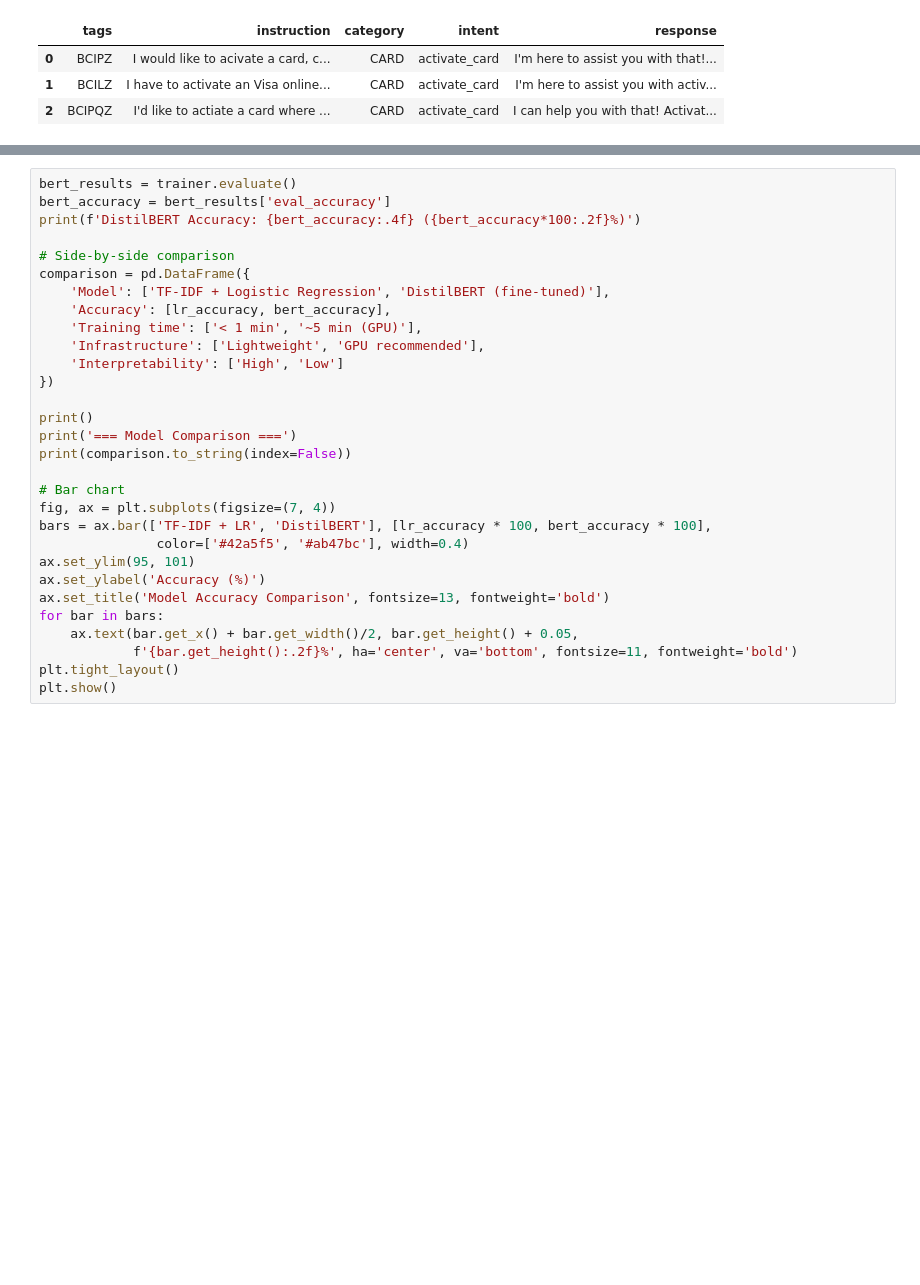
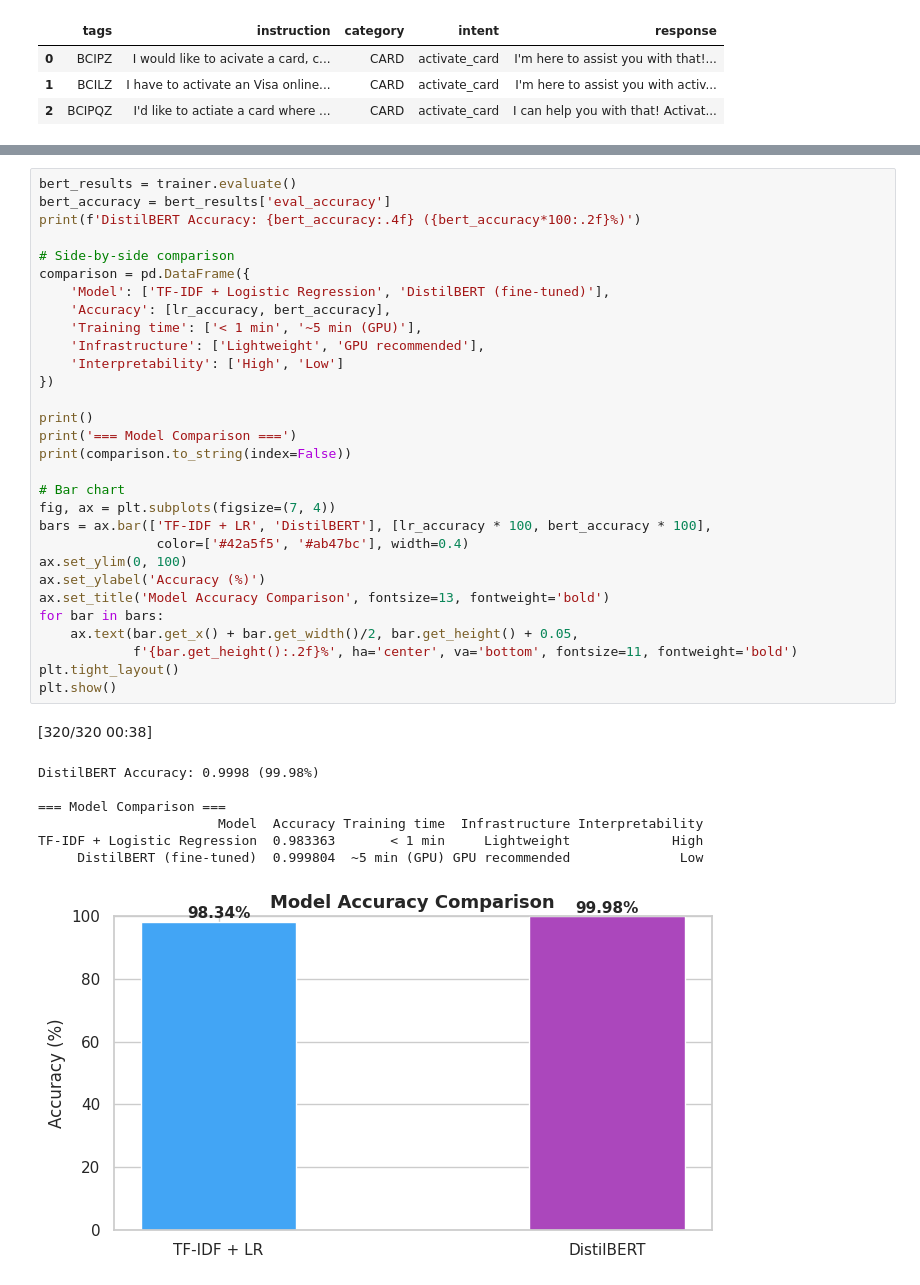
Before and after one commit to raphael-werner/chatbot_bitext_retail_banking, a Jupyter notebook: chatbot2.ipynb, the cells around one changed output, grey strips where cells are left out. Drawn from its saved outputs; the diff is of its cells as text; blank space fills up the shorter version.

```diff
--- a/chatbot2.ipynb
+++ b/chatbot2.ipynb
@@ -380,31 +431,40 @@ You should probably TRAIN this model on a down-stream task to be able to use it
 # %%
 bert_results = trainer.evaluate()
 bert_accuracy = bert_results['eval_accuracy']
 print(f'DistilBERT Accuracy: {bert_accuracy:.4f} ({bert_accuracy*100:.2f}%)')
 
 # Side-by-side comparison
 comparison = pd.DataFrame({
     'Model': ['TF-IDF + Logistic Regression', 'DistilBERT (fine-tuned)'],
     'Accuracy': [lr_accuracy, bert_accuracy],
     'Training time': ['< 1 min', '~5 min (GPU)'],
     'Infrastructure': ['Lightweight', 'GPU recommended'],
     'Interpretability': ['High', 'Low']
 })
 
 print()
 print('=== Model Comparison ===')
 print(comparison.to_string(index=False))
 
 # Bar chart
 fig, ax = plt.subplots(figsize=(7, 4))
 bars = ax.bar(['TF-IDF + LR', 'DistilBERT'], [lr_accuracy * 100, bert_accuracy * 100],
                color=['#42a5f5', '#ab47bc'], width=0.4)
-ax.set_ylim(95, 101)
+ax.set_ylim(0, 100)
 ax.set_ylabel('Accuracy (%)')
 ax.set_title('Model Accuracy Comparison', fontsize=13, fontweight='bold')
 for bar in bars:
     ax.text(bar.get_x() + bar.get_width()/2, bar.get_height() + 0.05,
             f'{bar.get_height():.2f}%', ha='center', va='bottom', fontsize=11, fontweight='bold')
 plt.tight_layout()
 plt.show()
+# %% [output]
+[320/320 00:38]
+DistilBERT Accuracy: 0.9998 (99.98%)
+
+=== Model Comparison ===
+                       Model  Accuracy Training time  Infrastructure Interpretability
+TF-IDF + Logistic Regression  0.983363       < 1 min     Lightweight             High
+     DistilBERT (fine-tuned)  0.999804  ~5 min (GPU) GPU recommended              Low
+[figure, added]
 # %% [markdown]
```
Also changed, not shown: parts of 24 cells of this notebook.
